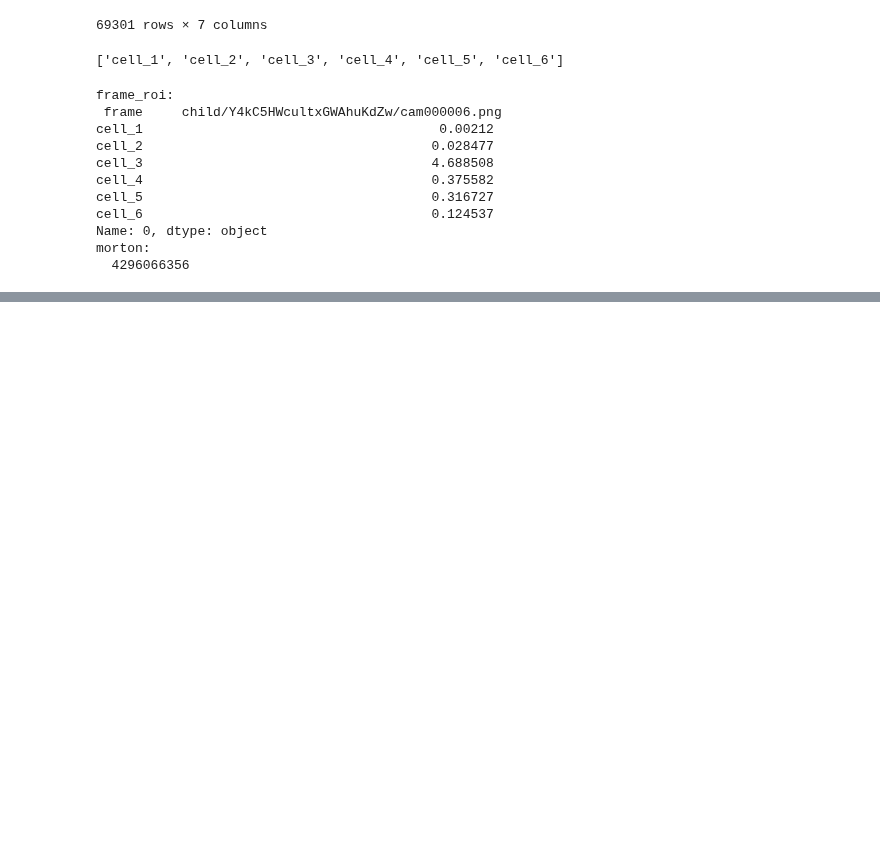
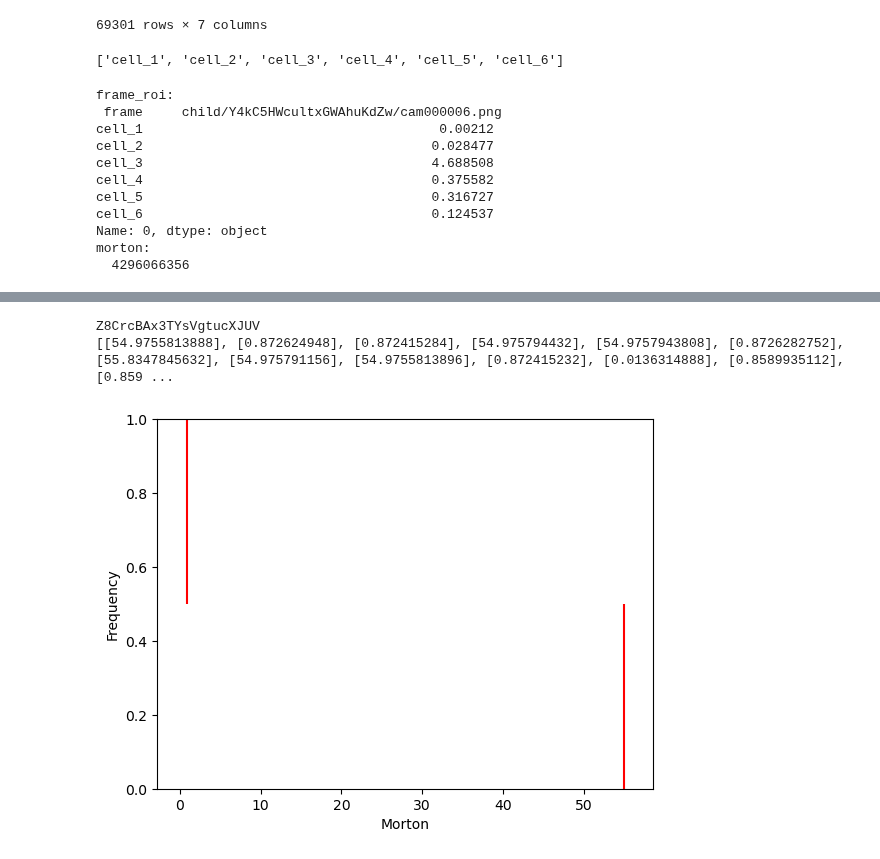
Before and after one commit to Claud1234/PCICF, a Jupyter notebook: ipython/computing_morton_and_plot.ipynb, the cells around one changed output, grey strips where cells are left out. Saved outputs shown, nothing was run; the diff lists cells and outputs as text; code cells hidden in the pictures; blank space fills up the shorter version.

Commit message:
morton codes detection scrips (not finsihed)

```diff
--- a/ipython/computing_morton_and_plot.ipynb
+++ b/ipython/computing_morton_and_plot.ipynb
@@ -69,0 +106,3 @@ morton_codes.to_csv('../outputs/morton_codes_all.csv', sep=';', index=False)
+# %%
+morton_codes = pd.read_csv('../outputs/morton_codes_all_max_cell_only.csv')
+morton_codes
@@ -69,0 +123,25 @@ morton_codes.to_csv('../outputs/morton_codes_all.csv', sep=';', index=False)
+# %%
+smirk_child = '../datasets/smirk/child/'
+# %%
+_, ax1 = plt.subplots()
+ax1.set_xlabel("Morton")
+ax1.set_ylabel("Frequency")
+ax1.set_ylim((0, 1))
+mortons_seq = []
+for seq in os.listdir(smirk_child):
+    print(seq)
+    if os.path.isdir(os.path.join(smirk_child, seq)): # reason for this is there is a labels.csv file in /child, need to skip it.
+        for anno_frame in sorted(glob.glob(os.path.join(smirk_child, seq, '*.labels.png'))):
+            rgb_frame = anno_frame.replace('.labels.png', '.png').replace('../datasets/smirk/child', 'child')
+            morton_frame = morton_codes.set_index('frame').loc[rgb_frame].values.astype(float) / 10000000000
+            mortons_seq.append(list(morton_frame))
+
+        print(mortons_seq)
+        ax1.eventplot(mortons_seq, orientation='horizontal', colors="red",lineoffsets=1,linelengths=1)
+
+
+        break
+# %% [output]
+Z8CrcBAx3TYsVgtucXJUV
+[[54.9755813888], [0.872624948], [0.872415284], [54.975794432], [54.9757943808], [0.8726282752], [55.8347845632], [54.975791156], [54.9755813896], [0.872415232], [0.0136314888], [0.8589935112], [0.859 ...
+[figure, added]
```
Also changed, not shown: parts of 14 cells of this notebook, 3 other files.
